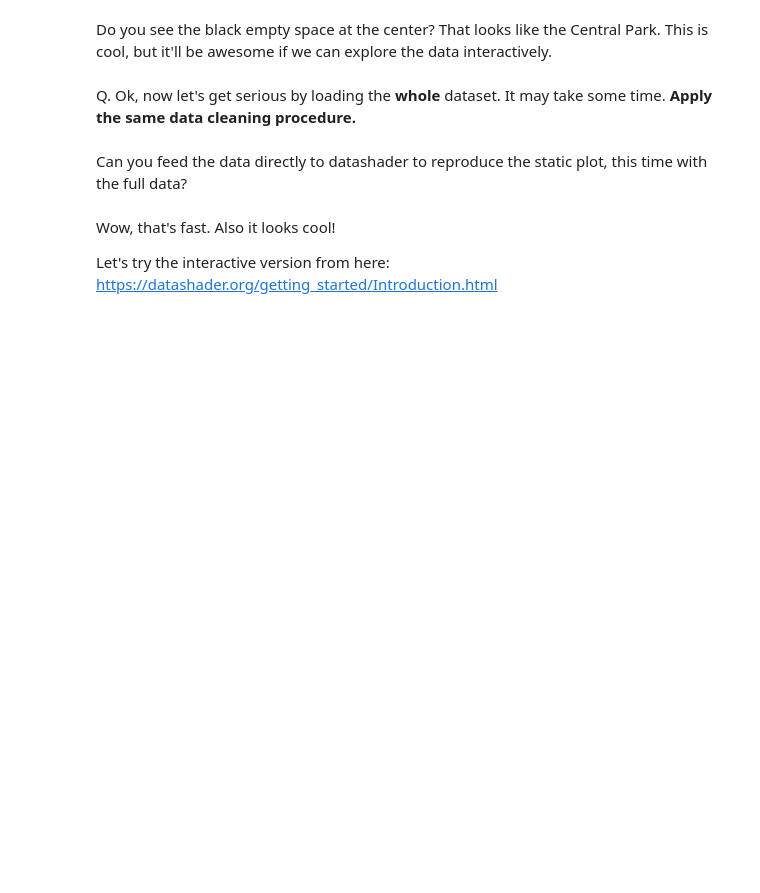
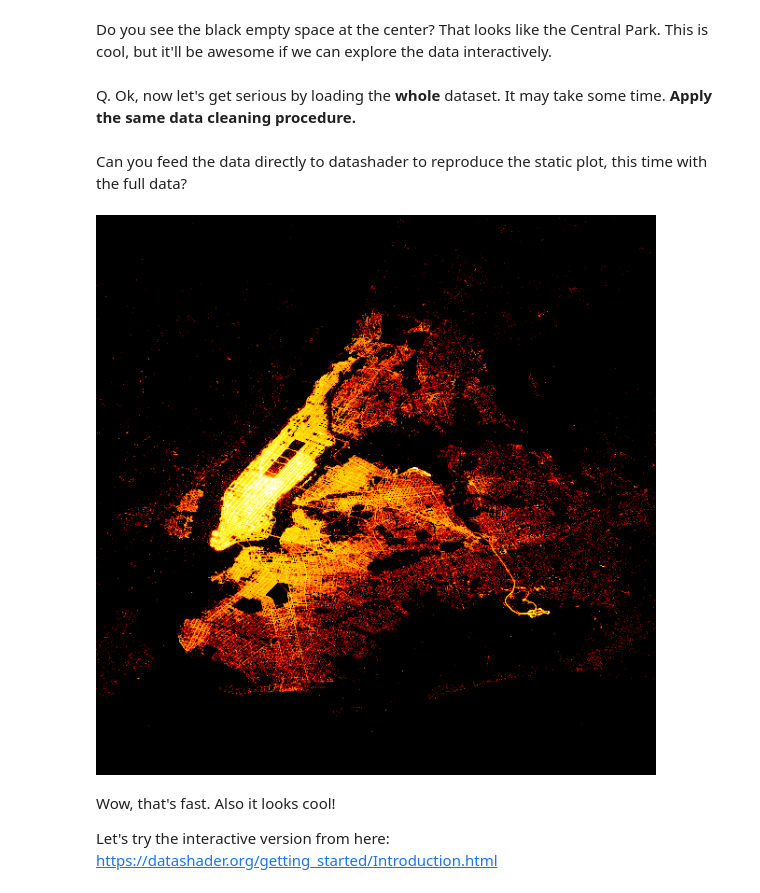
Before and after one commit to berryscottr/DataVisualization, a Jupyter notebook: lab12.ipynb, the cells around one changed output. Saved outputs shown, nothing was run; the diff lists cells and outputs as text; code cells hidden in the pictures; blank space fills up the shorter version.

```diff
--- a/lab12.ipynb
+++ b/lab12.ipynb
@@ -359,2 +441,6 @@ Q. Ok, now let's get serious by loading the **whole** dataset. It may take some
+# %%
+nyc_taxi = pd.read_csv(csv_path, usecols=['dropoff_longitude', 'dropoff_latitude'])
+# %%
+nyc_taxi = nyc_taxi.query('dropoff_longitude > -74.1 and dropoff_longitude < -73.7 and dropoff_latitude > 40.5 and dropoff_latitude < 41')
 # %% [markdown]
 Can you feed the data directly to datashader to reproduce the static plot, this time with the full data?
@@ -363,3 +447,8 @@ Can you feed the data directly to datashader to reproduce the static plot, this
+# %%
+agg = ds.Canvas().points(nyc_taxi, 'dropoff_longitude', 'dropoff_latitude')
+tf.set_background(tf.shade(agg, cmap=fire),"black")
+# %% [output]
+[figure, added]
 # %% [markdown]
 Wow, that's fast. Also it looks cool!
 
```
Also changed, not shown: parts of 38 cells of this notebook, 5 other files.
